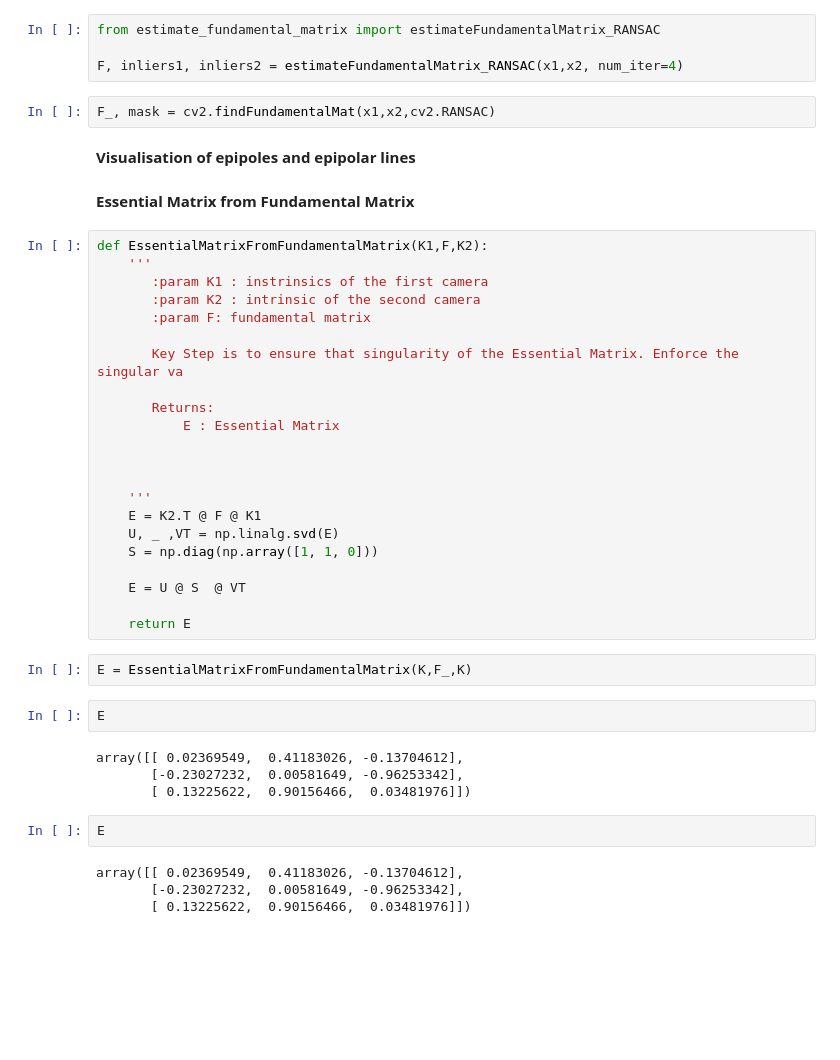
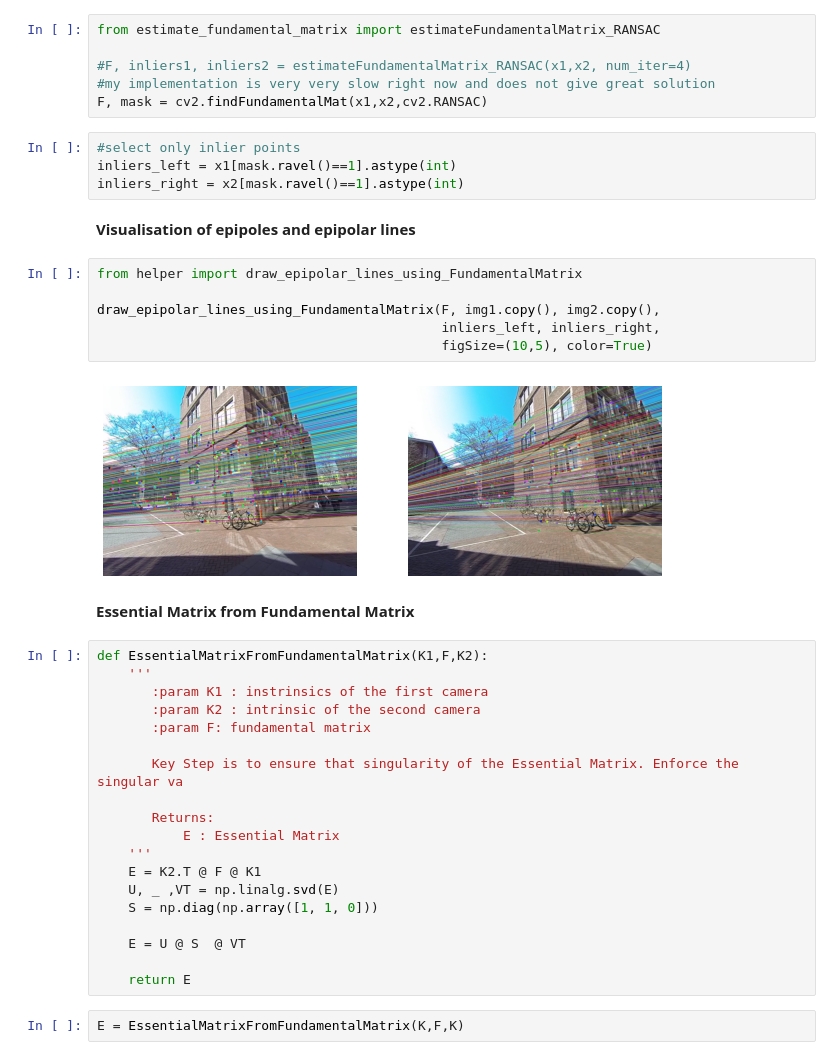
Before and after one commit to sakshamjindal/Robotics-Coursework, a Jupyter notebook: Robotics-Perception/Week4-Structure-from-Motion/Assignment-SFM.ipynb, the cells around one changed output. Saved outputs shown, nothing was run; the diff lists cells and outputs as text; blank space fills up the shorter version.

Commit message:
visualisation of epipolar lines

```diff
--- a/Robotics-Perception/Week4-Structure-from-Motion/Assignment-SFM.ipynb
+++ b/Robotics-Perception/Week4-Structure-from-Motion/Assignment-SFM.ipynb
@@ -27,11 +27,23 @@ img3 = data['img3'][0][0].astype(np.uint8)
 # %%
 from estimate_fundamental_matrix import estimateFundamentalMatrix_RANSAC
 
-F, inliers1, inliers2 = estimateFundamentalMatrix_RANSAC(x1,x2, num_iter=4)
+#F, inliers1, inliers2 = estimateFundamentalMatrix_RANSAC(x1,x2, num_iter=4)
+#my implementation is very very slow right now and does not give great solution
+F, mask = cv2.findFundamentalMat(x1,x2,cv2.RANSAC)
-# %%
-F_, mask = cv2.findFundamentalMat(x1,x2,cv2.RANSAC)
+# %%
+#select only inlier points
+inliers_left = x1[mask.ravel()==1].astype(int)
+inliers_right = x2[mask.ravel()==1].astype(int)
 # %% [markdown]
 **Visualisation of epipoles and epipolar lines**
+# %%
+from helper import draw_epipolar_lines_using_FundamentalMatrix
+
+draw_epipolar_lines_using_FundamentalMatrix(F, img1.copy(), img2.copy(),
+                                            inliers_left, inliers_right,
+                                            figSize=(10,5), color=True)
+# %% [output]
+[figure, added]
 # %% [markdown]
 **Essential Matrix from Fundamental Matrix**
 # %%
@@ -45,9 +57,6 @@ def EssentialMatrixFromFundamentalMatrix(K1,F,K2):
 
        Returns:
            E : Essential Matrix
-
-
-
     '''
     E = K2.T @ F @ K1
     U, _ ,VT = np.linalg.svd(E)
@@ -57,16 +66,4 @@ def EssentialMatrixFromFundamentalMatrix(K1,F,K2):
 
     return E
 # %%
-E = EssentialMatrixFromFundamentalMatrix(K,F_,K)
+E = EssentialMatrixFromFundamentalMatrix(K,F,K)
-# %%
-E
-# %% [output]
-array([[ 0.02369549,  0.41183026, -0.13704612],
-       [-0.23027232,  0.00581649, -0.96253342],
-       [ 0.13225622,  0.90156466,  0.03481976]])
-# %%
-E
-# %% [output]
-array([[ 0.02369549,  0.41183026, -0.13704612],
-       [-0.23027232,  0.00581649, -0.96253342],
-       [ 0.13225622,  0.90156466,  0.03481976]])
```
Also changed, not shown: parts of 2 cells of this notebook, 1 other file.
